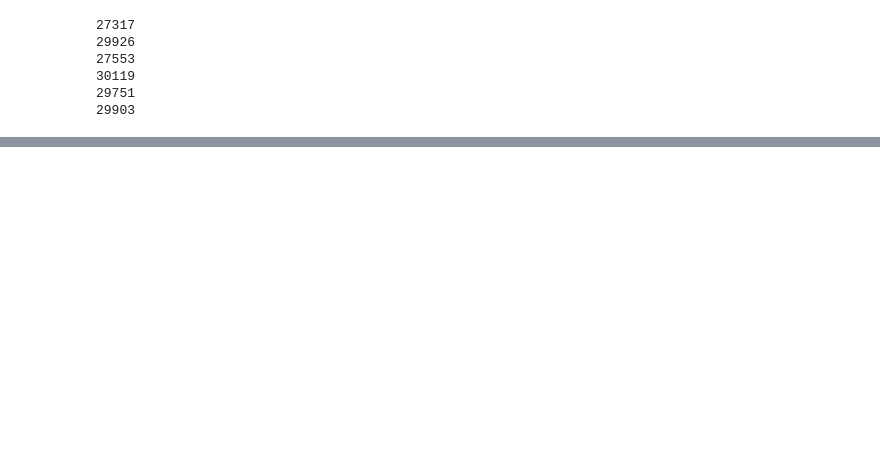
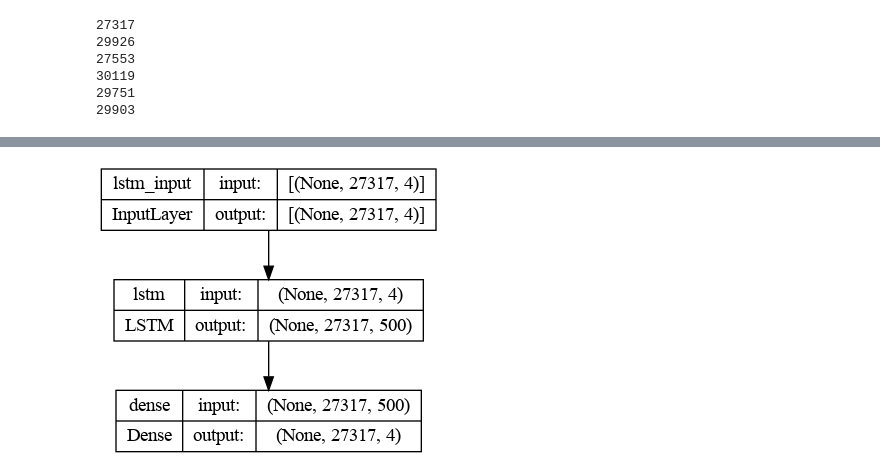
Before and after one commit to Pranesh2288/Virus-Mutation-Prediction, a Jupyter notebook: Code1.ipynb, the cells around one changed output, grey strips where cells are left out. Drawn from its saved outputs; the diff is of its cells as text; code cells hidden in the pictures; blank space fills up the shorter version.

```diff
--- a/Code1.ipynb
+++ b/Code1.ipynb
@@ -117,3 +139,7 @@ model.compile(loss='categorical_crossentropy', optimizer=Adam(), metrics=['accur
+# %%
+tf.keras.utils.plot_model(model, show_shapes=True, show_layer_names=True, to_file="model.png")
+# %% [output]
+[figure, added]
 # %%
 # Train the model
 history = model.fit(X_train_original, y_train_original, epochs=10, batch_size=5, validation_data=(X_test_original, y_test_original))
```
Also changed, not shown: parts of 10 cells of this notebook, 2 other files.
